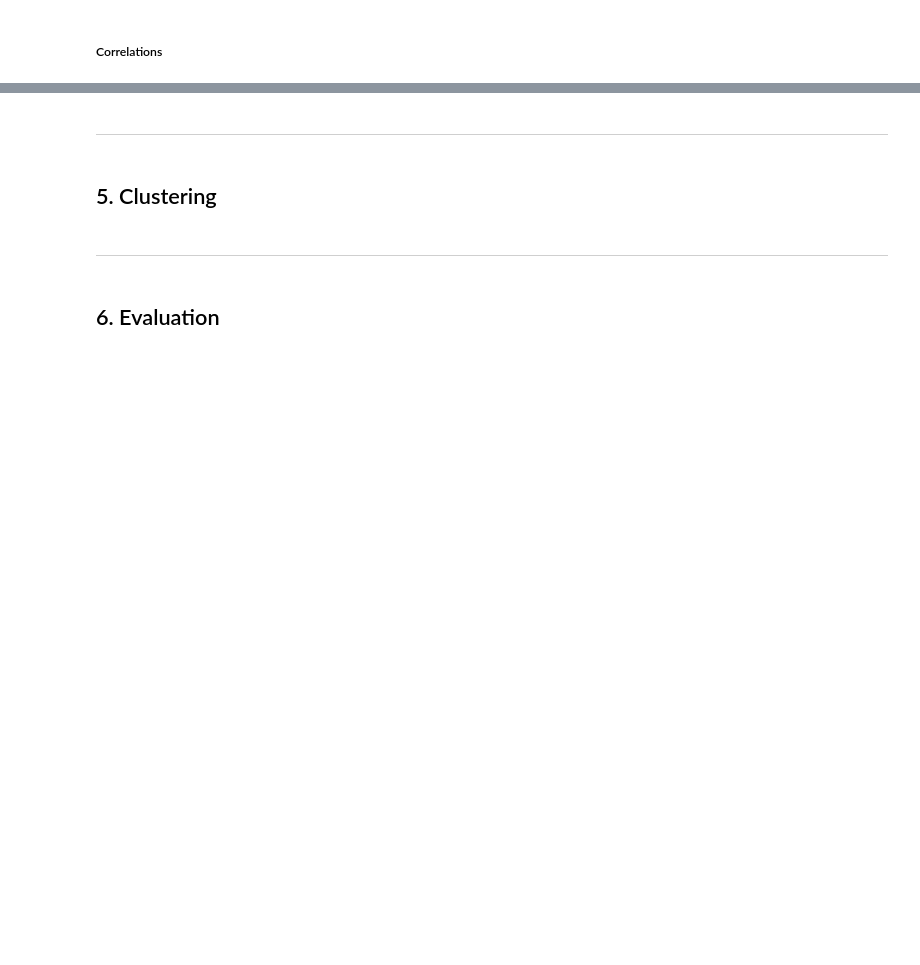
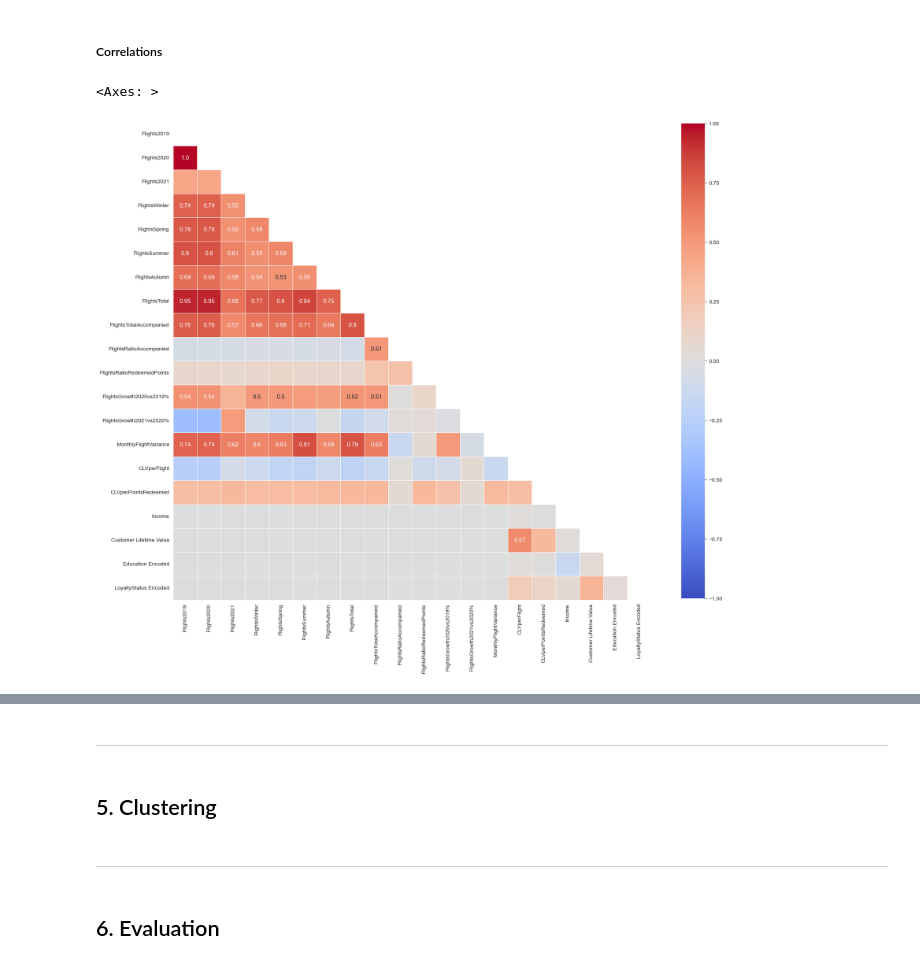
Before and after one commit to lCarvas/data-mining, a Jupyter notebook: src/Group94_EDA_Code.ipynb, the cells around one changed output, grey strips where cells are left out. Cells and saved outputs as stored; diff of their text form; code cells hidden in the pictures; blank space fills up the shorter version.

```diff
--- a/src/Group94_EDA_Code.ipynb
+++ b/src/Group94_EDA_Code.ipynb
@@ -1236,2 +1278,30 @@ plt.show()
 # %% [markdown]
 ##### Correlations
+# %%
+# We're using Spearman correlation since we have non-normally distributed variables
+used_vars = [var for var in new_customer_variables if var not in month_variables]
+used_vars.extend(['Income', 'Customer Lifetime Value'])
+corr = customerDB_copy[used_vars + customer_ordinal_variables_encoded].corr(method='spearman')
+
+# plotting the correlation heatmap
+fig, ax = plt.subplots(figsize=(20, 20))
+annot = corr.round(2).astype(str)
+weak_mask = corr.abs() < 0.5
+annot = annot.where(~weak_mask, '')
+mask = np.triu(np.ones_like(corr, dtype=bool))
+sns.heatmap(
+    corr,
+    annot=annot,
+    mask=mask,
+    vmin=-1, vmax=1,
+    square=True,
+    cmap='coolwarm',
+    fmt='s',
+    linewidths=.5,
+    annot_kws={"size": 11},
+    cbar_kws={'shrink': 0.8},
+    ax=ax
+)
+# %% [output]
+<Axes: >
+[figure, added]
```
Also changed, not shown: parts of 10 cells of this notebook.
